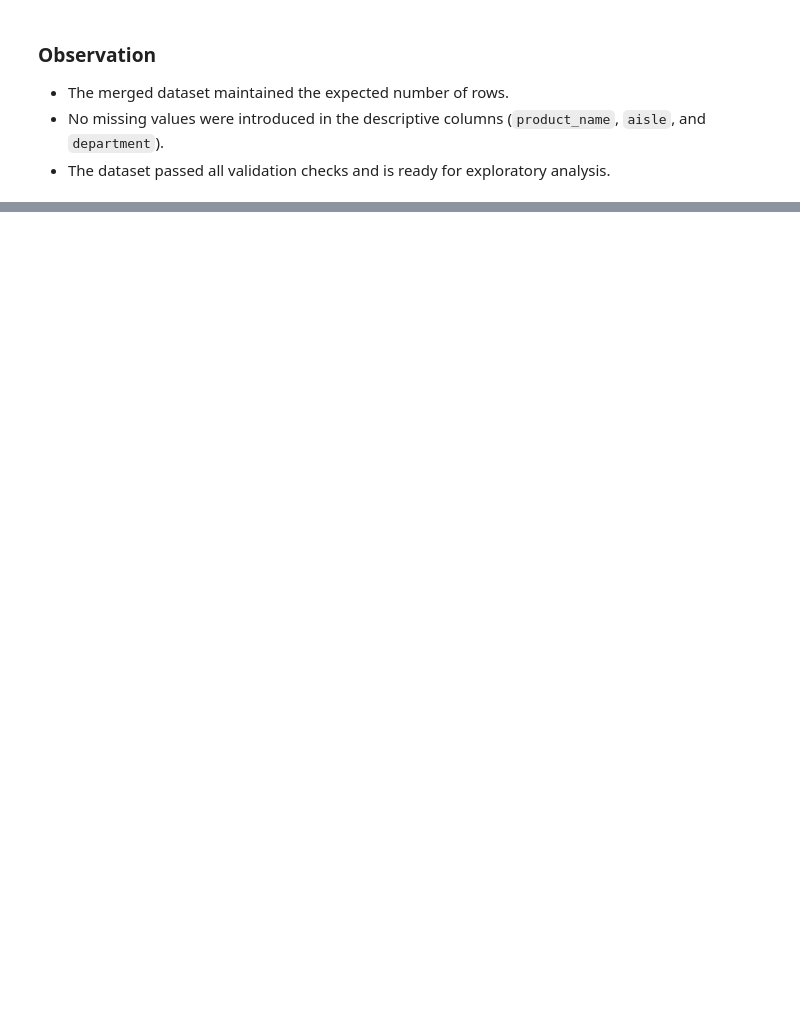
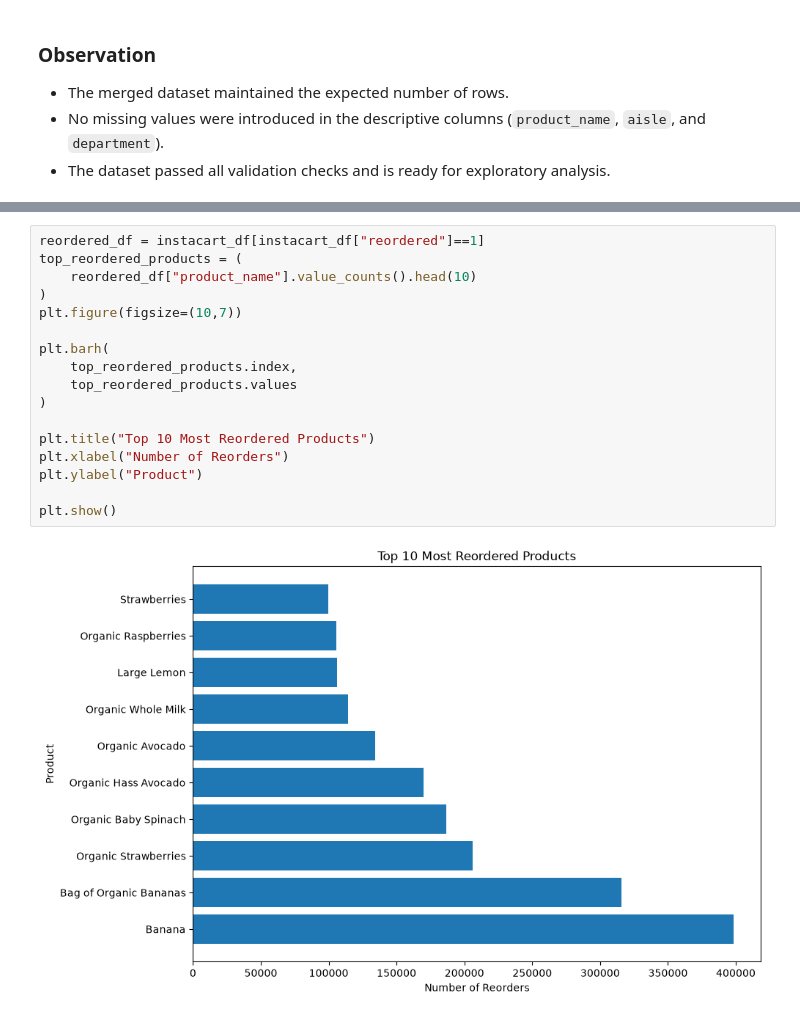
Before and after one commit to Shub305/instacart-market-basket-analysis, a Jupyter notebook: notebooks/instacart_market_basket_analysis.ipynb, the cells around one changed output, grey strips where cells are left out. Saved outputs shown, nothing was run; the diff lists cells and outputs as text; blank space fills up the shorter version.

```diff
--- a/notebooks/instacart_market_basket_analysis.ipynb
+++ b/notebooks/instacart_market_basket_analysis.ipynb
@@ -437,0 +867,19 @@ print(instacart_df[
+# %%
+reordered_df = instacart_df[instacart_df["reordered"]==1]
+top_reordered_products = (
+    reordered_df["product_name"].value_counts().head(10)
+)
+plt.figure(figsize=(10,7))
+
+plt.barh(
+    top_reordered_products.index,
+    top_reordered_products.values
+)
+
+plt.title("Top 10 Most Reordered Products")
+plt.xlabel("Number of Reorders")
+plt.ylabel("Product")
+
+plt.show()
+# %% [output]
+[figure, added]
```
Also changed, not shown: parts of 47 cells of this notebook.
